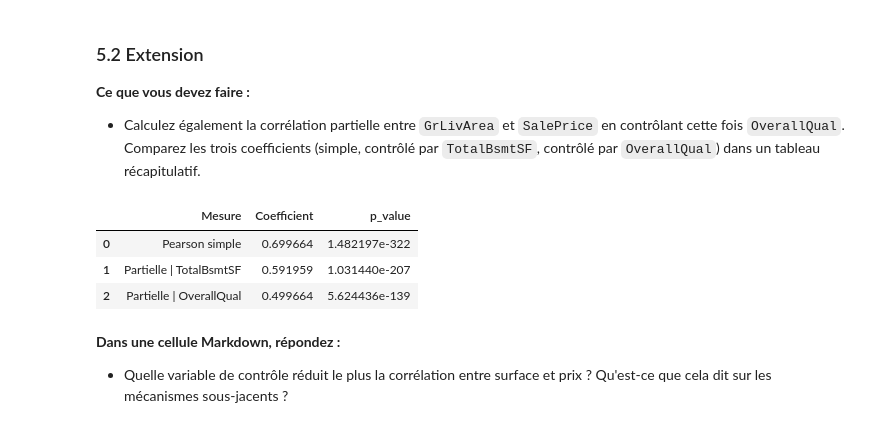
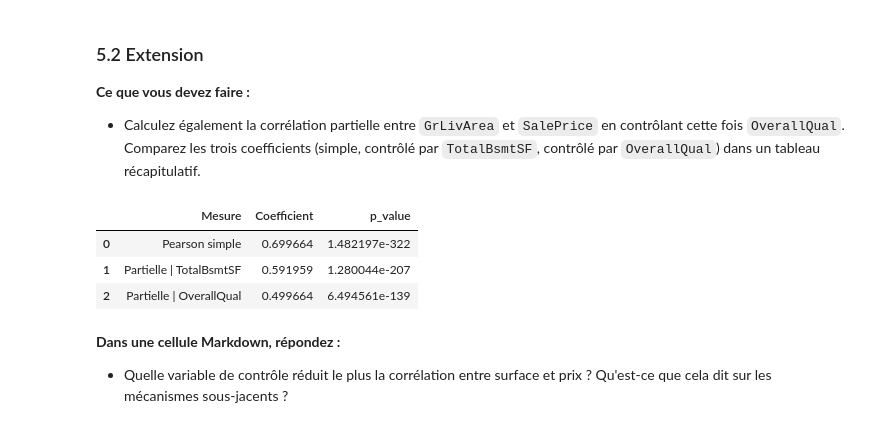
Before and after one commit to RomainR99/EDA_Vis_FEng, a Jupyter notebook: E3 - Analyse Multivariées et Corrélation.ipynb, the cells around one changed output. Saved outputs shown, nothing was run; the diff lists cells and outputs as text; code cells hidden in the pictures.

```diff
--- a/E3 - Analyse Multivariées et Corrélation.ipynb
+++ b/E3 - Analyse Multivariées et Corrélation.ipynb
@@ -419,7 +421,23 @@ def partial_corr_one_covar(data: pd.DataFrame, x: str, y: str, covar: str):
     return stats.pearsonr(rx, ry)
 
 r_simple, p_simple = stats.pearsonr(df_clean["GrLivArea"], df_clean["SalePrice"])
-r_part_bsmt, p_part_bsmt = partial_corr_one_covar(df_clean, "GrLivArea", "SalePrice", "TotalBsmtSF")
+try:
+    import pingouin as pg
+
+    res_bsmt = pg.partial_corr(
+        data=df_clean,
+        x="GrLivArea",
+        y="SalePrice",
+        covar="TotalBsmtSF",
+        method="pearson",
+    )
+
+    r_part_bsmt = res_bsmt["r"].iloc[0]
+    p_part_bsmt = res_bsmt["p_val"].iloc[0]
+except ImportError:
+    r_part_bsmt, p_part_bsmt = partial_corr_one_covar(
+        df_clean, "GrLivArea", "SalePrice", "TotalBsmtSF"
+    )
 
 display(pd.DataFrame({
     "Mesure": ["Pearson simple", "Partielle | TotalBsmtSF"],
@@ -440,22 +458,38 @@ La corrélation partielle est en général plus faible que la corrélation simpl
 **Ce que vous devez faire :**
 - Calculez également la corrélation partielle entre `GrLivArea` et `SalePrice` en contrôlant cette fois `OverallQual`. Comparez les trois coefficients (simple, contrôlé par `TotalBsmtSF`, contrôlé par `OverallQual`) dans un tableau récapitulatif.
 # %%
-r_part_qual, p_part_qual = partial_corr_one_covar(df_clean, "GrLivArea", "SalePrice", "OverallQual")
+try:
+    import pingouin as pg
+
+    res_qual = pg.partial_corr(
+        data=df_clean,
+        x="GrLivArea",
+        y="SalePrice",
+        covar="OverallQual",
+        method="pearson",
+    )
+
+    r_part_qual = res_qual["r"].iloc[0]
+    p_part_qual = res_qual["p_val"].iloc[0]
+except ImportError:
+    r_part_qual, p_part_qual = partial_corr_one_covar(
+        df_clean, "GrLivArea", "SalePrice", "OverallQual"
+    )
 
 partial_results = pd.DataFrame(
     {
         "Mesure": ["Pearson simple", "Partielle | TotalBsmtSF", "Partielle | OverallQual"],
         "Coefficient": [r_simple, r_part_bsmt, r_part_qual],
         "p_value": [p_simple, p_part_bsmt, p_part_qual],
     }
 )
 
 display(partial_results)
 # %% [output]
 |  | Mesure | Coefficient | p_value |
 | 0 | Pearson simple | 0.699664 | 1.482197e-322 |
-| 1 | Partielle | TotalBsmtSF | 0.591959 | 1.031440e-207 |
-| 2 | Partielle | OverallQual | 0.499664 | 5.624436e-139 |
+| 1 | Partielle | TotalBsmtSF | 0.591959 | 1.280044e-207 |
+| 2 | Partielle | OverallQual | 0.499664 | 6.494561e-139 |
 # %% [markdown]
 
 **Dans une cellule Markdown, répondez :**
```
Also changed, not shown: parts of 2 cells of this notebook, 15 other files.
